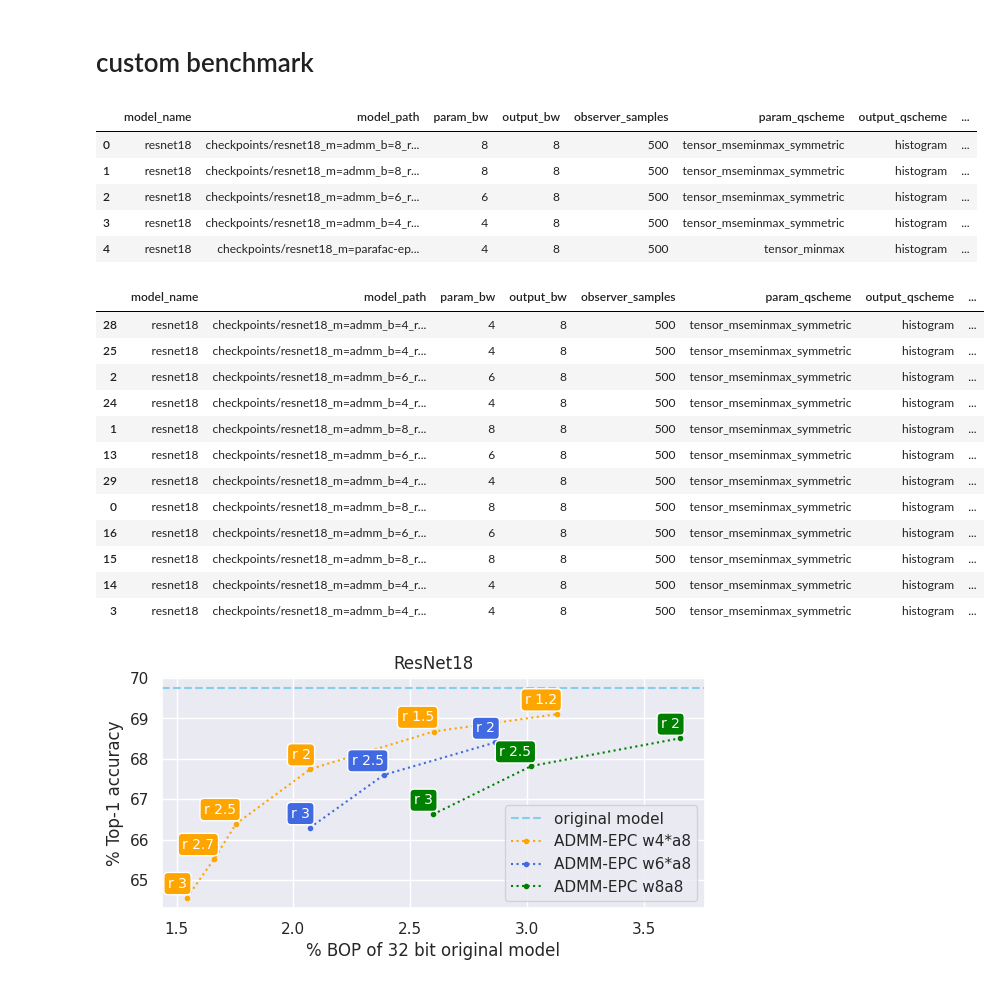
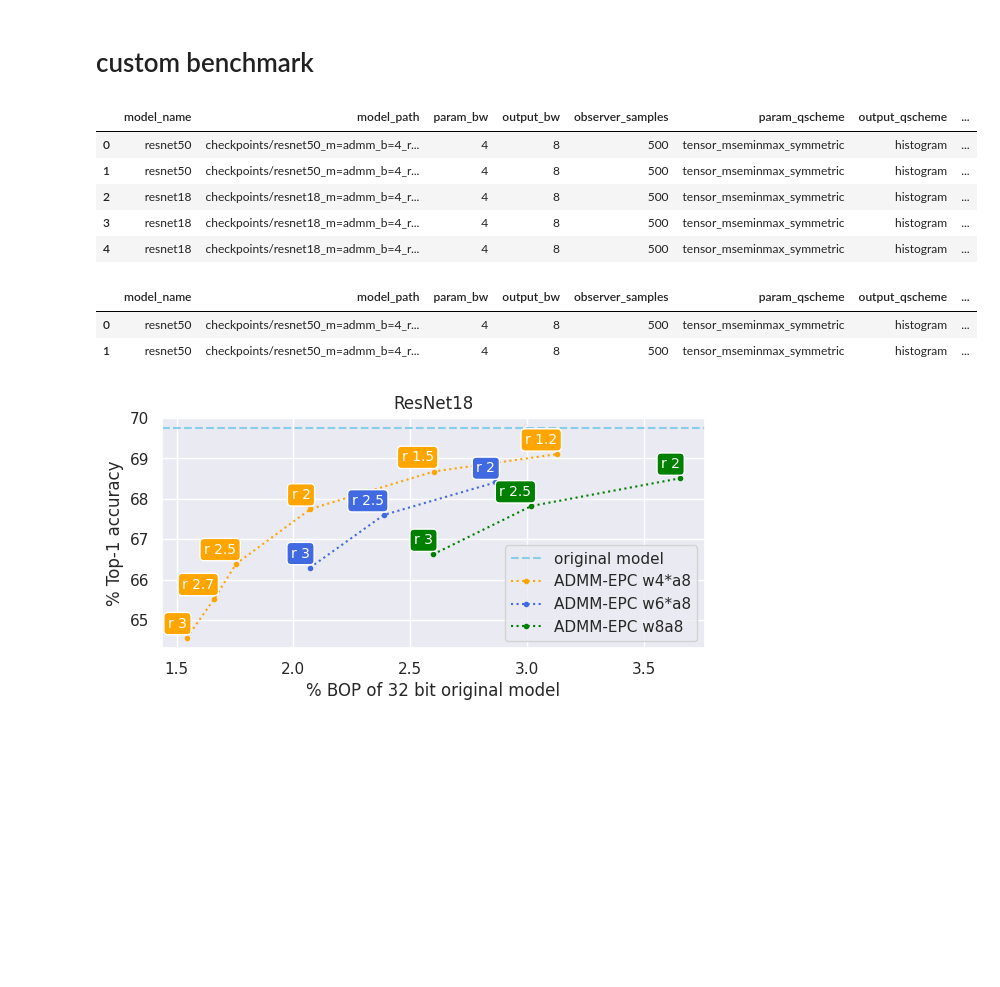
Before and after one commit to KamikaziZen/admm-quantization, a Jupyter notebook: notebooks/Results.ipynb, the cells around one changed output. Cells and saved outputs as stored; diff of their text form; code cells hidden in the pictures; blank space fills up the shorter version.

```diff
--- a/notebooks/Results.ipynb
+++ b/notebooks/Results.ipynb
@@ -447,13 +440,13 @@ for run in tqdm(runs):
 
         for col in columns:
             if run.config.get(col) is not None:
-                df.loc[i][col] = run.config[col]
+                df.loc[i, col] = run.config[col]
             elif col == 'model_name' and run.name.startswith('resnet18'):
-                df.loc[i][col] = 'resnet18'
+                df.loc[i, col] = 'resnet18'
             elif run.summary.get(col) is not None:
-                df.loc[i][col] = run.summary[col]
+                df.loc[i, col] = run.summary[col]
             else:
-                df.loc[i][col] = None
+                df.loc[i, col] = None
 
         i += 1
 
@@ -610,55 +609,45 @@ for run in tqdm(runs):
 
         for col in columns:
             if run.config.get(col) is not None:
-                df.loc[i][col] = run.config[col]
+                df.loc[i, col] = run.config[col]
             elif col == 'model_name' and run.name.startswith('resnet18'):
-                df.loc[i][col] = 'resnet18'
+                df.loc[i, col] = 'resnet18'
             elif run.summary.get(col) is not None:
-                df.loc[i][col] = run.summary[col]
+                df.loc[i, col] = run.summary[col]
             else:
-                df.loc[i][col] = None
+                df.loc[i, col] = None
 
         if df.loc[i]['model_name'] == 'resnet18':
             df['bops%'] = df.bops/1819040768/32/32*100
         elif df.loc[i]['model_name'] == 'regnet_y_3_2gf':
             df['bops%'] = df.bops/2611094488/32/32*100
-#         df['from_rate'] = 'None' in df.model_path
+        elif df.loc[i]['model_name'] == 'resnet50':
+            df['bops%'] = df.bops/4089184256/32/32*100
 
         i += 1
 
 df.head()
 # %% [output]
 |  | model_name | model_path | param_bw | output_bw | observer_samples | param_qscheme | output_qscheme | ... |
-| 0 | resnet18 | checkpoints/resnet18_m=admm_b=8_r... | 8 | 8 | 500 | tensor_mseminmax_symmetric | histogram | ... |
-| 1 | resnet18 | checkpoints/resnet18_m=admm_b=8_r... | 8 | 8 | 500 | tensor_mseminmax_symmetric | histogram | ... |
-| 2 | resnet18 | checkpoints/resnet18_m=admm_b=6_r... | 6 | 8 | 500 | tensor_mseminmax_symmetric | histogram | ... |
+| 0 | resnet50 | checkpoints/resnet50_m=admm_b=4_r... | 4 | 8 | 500 | tensor_mseminmax_symmetric | histogram | ... |
+| 1 | resnet50 | checkpoints/resnet50_m=admm_b=4_r... | 4 | 8 | 500 | tensor_mseminmax_symmetric | histogram | ... |
+| 2 | resnet18 | checkpoints/resnet18_m=admm_b=4_r... | 4 | 8 | 500 | tensor_mseminmax_symmetric | histogram | ... |
 | 3 | resnet18 | checkpoints/resnet18_m=admm_b=4_r... | 4 | 8 | 500 | tensor_mseminmax_symmetric | histogram | ... |
-| 4 | resnet18 | checkpoints/resnet18_m=parafac-ep... | 4 | 8 | 500 | tensor_minmax | histogram | ... |
+| 4 | resnet18 | checkpoints/resnet18_m=admm_b=4_r... | 4 | 8 | 500 | tensor_mseminmax_symmetric | histogram | ... |
 # %%
 custom_benchmark_admm_rate = df \
-[df.model_name == 'resnet18'] \
+[df.model_name == 'resnet50'] \
 [df.seed == 42] \
 [df.param_qscheme == 'tensor_mseminmax_symmetric'] \
 [df.output_qscheme == 'histogram'] \
 [df.output_bw == 8] \
-[df.model_path.str.contains("None")] \
 [df.model_path.str.contains("m=admm")] \
 .sort_values('acc1_aquantized').dropna(subset=['acc1_wquantized(BN32)'])
 custom_benchmark_admm_rate
 # %% [output]
 |  | model_name | model_path | param_bw | output_bw | observer_samples | param_qscheme | output_qscheme | ... |
-| 28 | resnet18 | checkpoints/resnet18_m=admm_b=4_r... | 4 | 8 | 500 | tensor_mseminmax_symmetric | histogram | ... |
-| 25 | resnet18 | checkpoints/resnet18_m=admm_b=4_r... | 4 | 8 | 500 | tensor_mseminmax_symmetric | histogram | ... |
-| 2 | resnet18 | checkpoints/resnet18_m=admm_b=6_r... | 6 | 8 | 500 | tensor_mseminmax_symmetric | histogram | ... |
-| 24 | resnet18 | checkpoints/resnet18_m=admm_b=4_r... | 4 | 8 | 500 | tensor_mseminmax_symmetric | histogram | ... |
-| 1 | resnet18 | checkpoints/resnet18_m=admm_b=8_r... | 8 | 8 | 500 | tensor_mseminmax_symmetric | histogram | ... |
-| 13 | resnet18 | checkpoints/resnet18_m=admm_b=6_r... | 6 | 8 | 500 | tensor_mseminmax_symmetric | histogram | ... |
-| 29 | resnet18 | checkpoints/resnet18_m=admm_b=4_r... | 4 | 8 | 500 | tensor_mseminmax_symmetric | histogram | ... |
-| 0 | resnet18 | checkpoints/resnet18_m=admm_b=8_r... | 8 | 8 | 500 | tensor_mseminmax_symmetric | histogram | ... |
-| 16 | resnet18 | checkpoints/resnet18_m=admm_b=6_r... | 6 | 8 | 500 | tensor_mseminmax_symmetric | histogram | ... |
-| 15 | resnet18 | checkpoints/resnet18_m=admm_b=8_r... | 8 | 8 | 500 | tensor_mseminmax_symmetric | histogram | ... |
-| 14 | resnet18 | checkpoints/resnet18_m=admm_b=4_r... | 4 | 8 | 500 | tensor_mseminmax_symmetric | histogram | ... |
-| 3 | resnet18 | checkpoints/resnet18_m=admm_b=4_r... | 4 | 8 | 500 | tensor_mseminmax_symmetric | histogram | ... |
+| 0 | resnet50 | checkpoints/resnet50_m=admm_b=4_r... | 4 | 8 | 500 | tensor_mseminmax_symmetric | histogram | ... |
+| 1 | resnet50 | checkpoints/resnet50_m=admm_b=4_r... | 4 | 8 | 500 | tensor_mseminmax_symmetric | histogram | ... |
 # %%
 plt.figure(figsize=(7,3))
 # plt.figure(figsize=(13,8))
```
Also changed, not shown: parts of 8 cells of this notebook, 15 other files.
